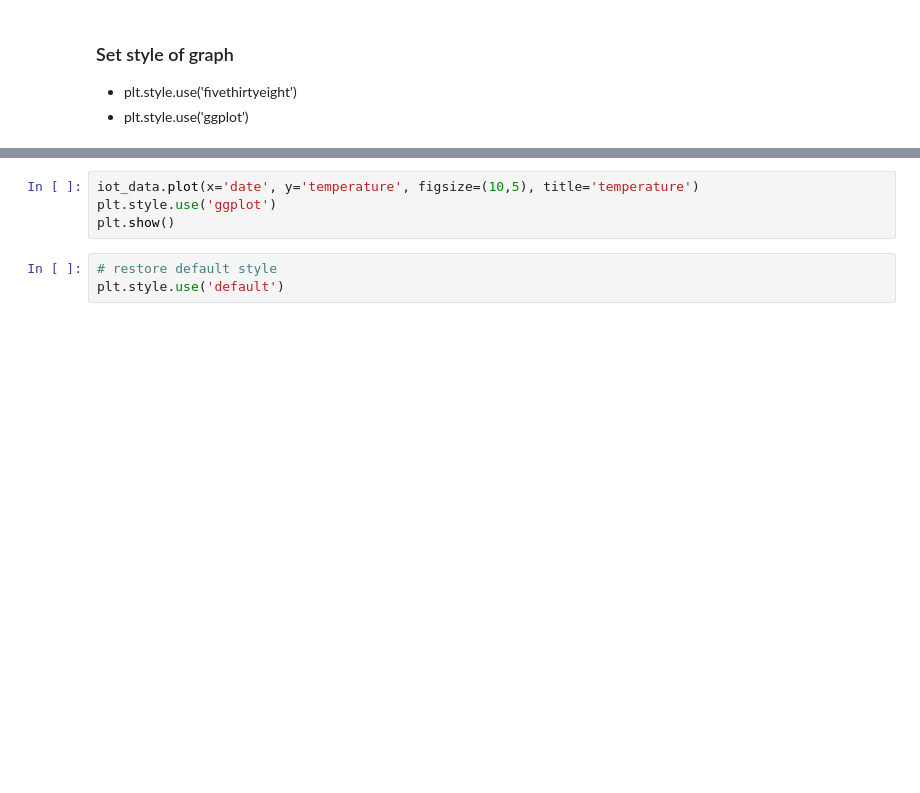
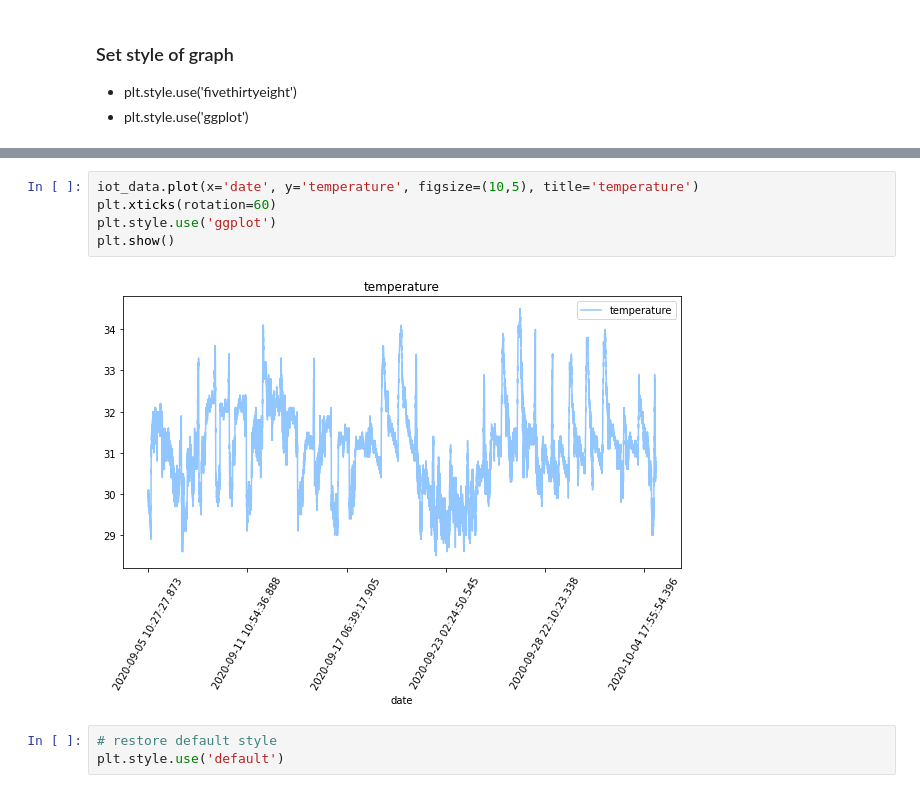
Before and after one commit to KTM001/PDM01, a Jupyter notebook: py-pandas/pandas_6_iot_nano33_0.ipynb, the cells around one changed output, grey strips where cells are left out. Drawn from its saved outputs; the diff is of its cells as text; blank space fills up the shorter version.

```diff
--- a/py-pandas/pandas_6_iot_nano33_0.ipynb
+++ b/py-pandas/pandas_6_iot_nano33_0.ipynb
@@ -276,7 +307,10 @@ plt.show()
 # %%
 iot_data.plot(x='date', y='temperature', figsize=(10,5), title='temperature')
+plt.xticks(rotation=60)
 plt.style.use('ggplot')
 plt.show()
+# %% [output]
+[figure, added]
 # %%
 # restore default style
 plt.style.use('default')
```
Also changed, not shown: parts of 13 cells of this notebook.
